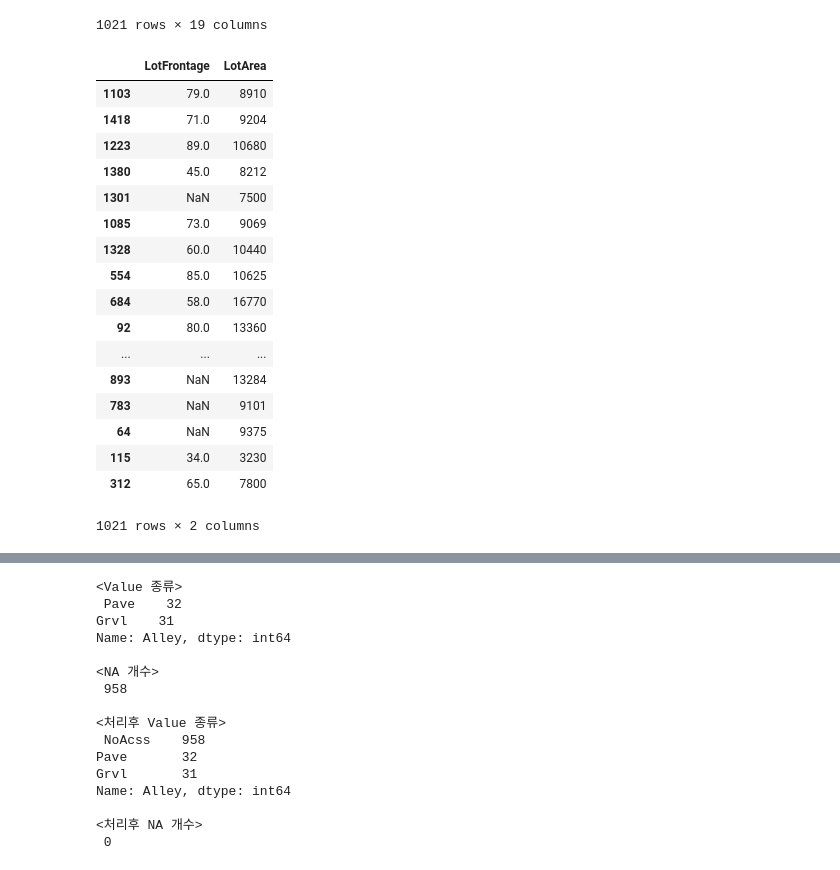
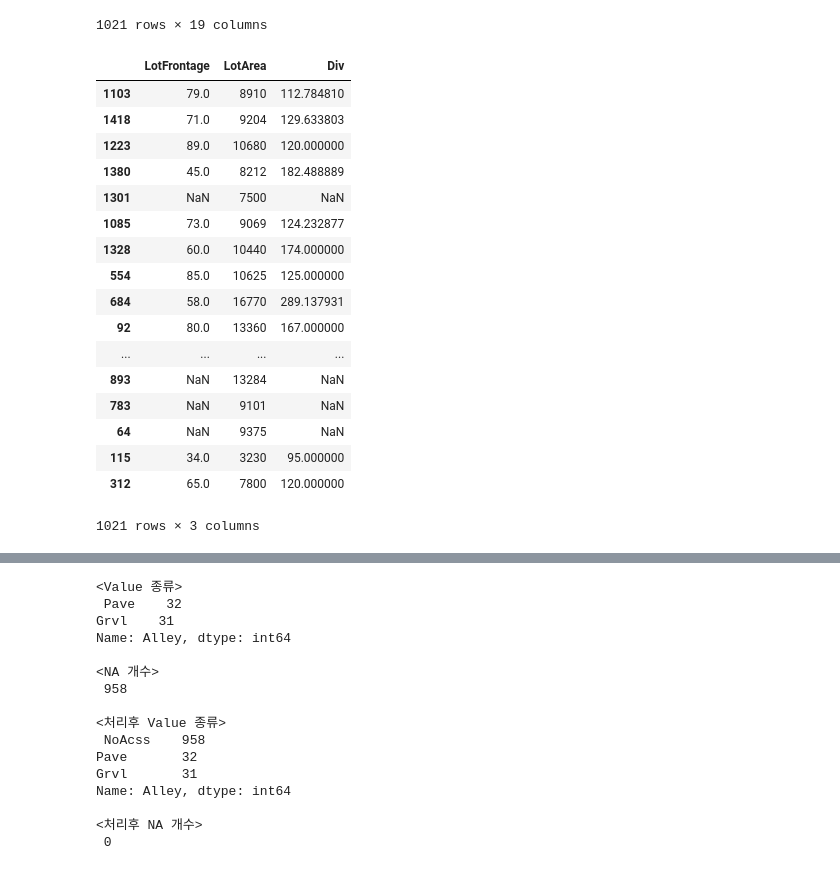
Before and after one commit to lim800/DoNotUse, a Jupyter notebook: SemiProject/houseplrices/jjlim.ipynb, the cells around one changed output, grey strips where cells are left out. Cells and saved outputs as stored; diff of their text form; code cells hidden in the pictures.

```diff
--- a/SemiProject/houseplrices/jjlim.ipynb
+++ b/SemiProject/houseplrices/jjlim.ipynb
@@ -1,6 +1,9 @@
 # %% [markdown]
 # House Prices Predicting
 # %%
+from IPython.display import display
+pd.options.display.max_columns = None
+
 import numpy as np
 import pandas as pd
 import matplotlib as mpl
@@ -178,24 +181,31 @@ na_list
 | 115 | 34.0 | Pave | BrkFace | 1129.0 | Gd | TA | No | GLQ | ... |
 | 312 | 65.0 | NaN | None | 0.0 | Gd | TA | Mn | Rec | ... |
 1021 rows × 19 columns
-# %%
-df_train[['LotFrontage','LotArea']]
-# %% [output]
-|  | LotFrontage | LotArea |
-| 1103 | 79.0 | 8910 |
-| 1418 | 71.0 | 9204 |
-| 1223 | 89.0 | 10680 |
-| 1380 | 45.0 | 8212 |
-| 1301 | NaN | 7500 |
-| 1085 | 73.0 | 9069 |
-| 1328 | 60.0 | 10440 |
-| 554 | 85.0 | 10625 |
-| 684 | 58.0 | 16770 |
-| 92 | 80.0 | 13360 |
-| ... | ... | ... |
-| 893 | NaN | 13284 |
-| 783 | NaN | 9101 |
-| 64 | NaN | 9375 |
-| 115 | 34.0 | 3230 |
-| 312 | 65.0 | 7800 |
-1021 rows × 2 columns
+# %%
+# NA처리: LotFrontage (도로와 인접한 쪽 집의 폭)
+
+# NA 값을 미 측정치라고 가정하고 상관관계가 있는 다른 컬럼인 LotArea를 이용하여 두 컬럼의 비율을 적용해 NA 예측값을 대입
+Lot_col = df_train[['LotFrontage','LotArea']]
+
+# LotArea/LotFrontage 값을 Div 컬럼에 넣음
+Lot_col['Div'] = Lot_col['LotArea']/Lot_col['LotFrontage']
+Lot_col
+# %% [output]
+|  | LotFrontage | LotArea | Div |
+| 1103 | 79.0 | 8910 | 112.784810 |
+| 1418 | 71.0 | 9204 | 129.633803 |
+| 1223 | 89.0 | 10680 | 120.000000 |
+| 1380 | 45.0 | 8212 | 182.488889 |
+| 1301 | NaN | 7500 | NaN |
+| 1085 | 73.0 | 9069 | 124.232877 |
+| 1328 | 60.0 | 10440 | 174.000000 |
+| 554 | 85.0 | 10625 | 125.000000 |
+| 684 | 58.0 | 16770 | 289.137931 |
+| 92 | 80.0 | 13360 | 167.000000 |
+| ... | ... | ... | ... |
+| 893 | NaN | 13284 | NaN |
+| 783 | NaN | 9101 | NaN |
+| 64 | NaN | 9375 | NaN |
+| 115 | 34.0 | 3230 | 95.000000 |
+| 312 | 65.0 | 7800 | 120.000000 |
+1021 rows × 3 columns
```
Also changed, not shown: parts of 12 cells of this notebook, 2 other files.
